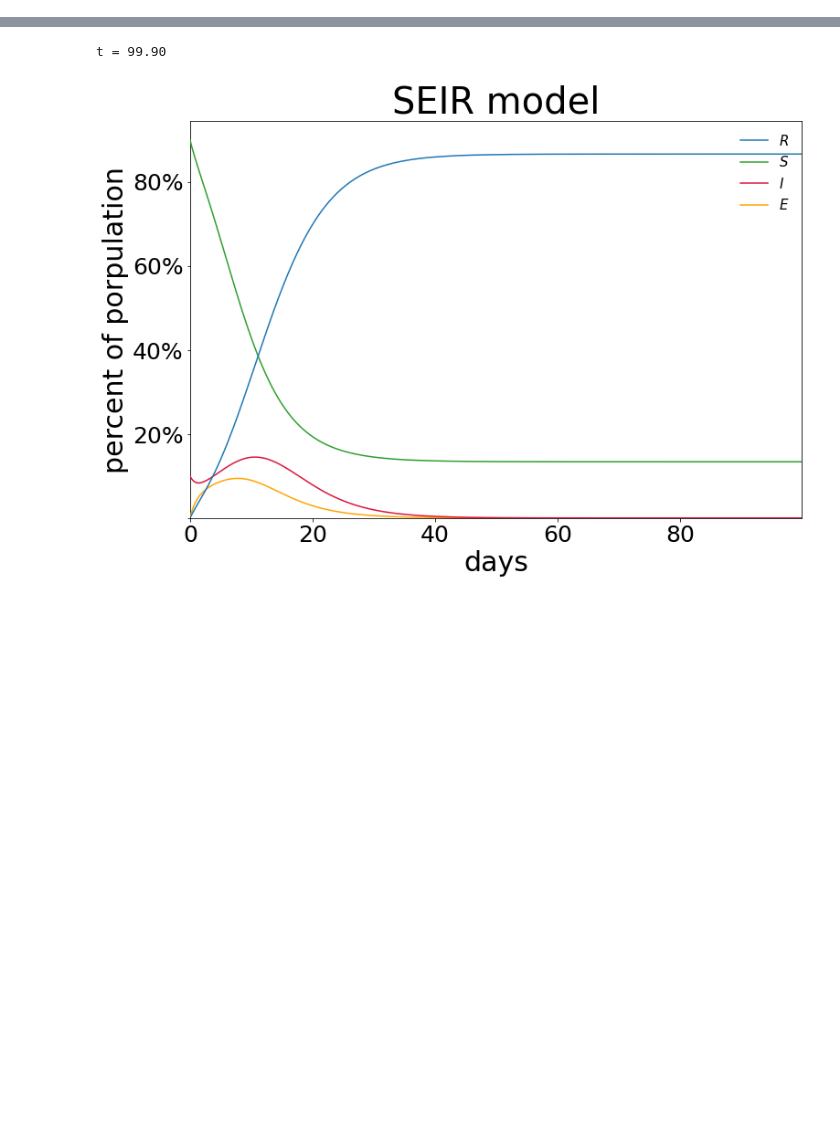
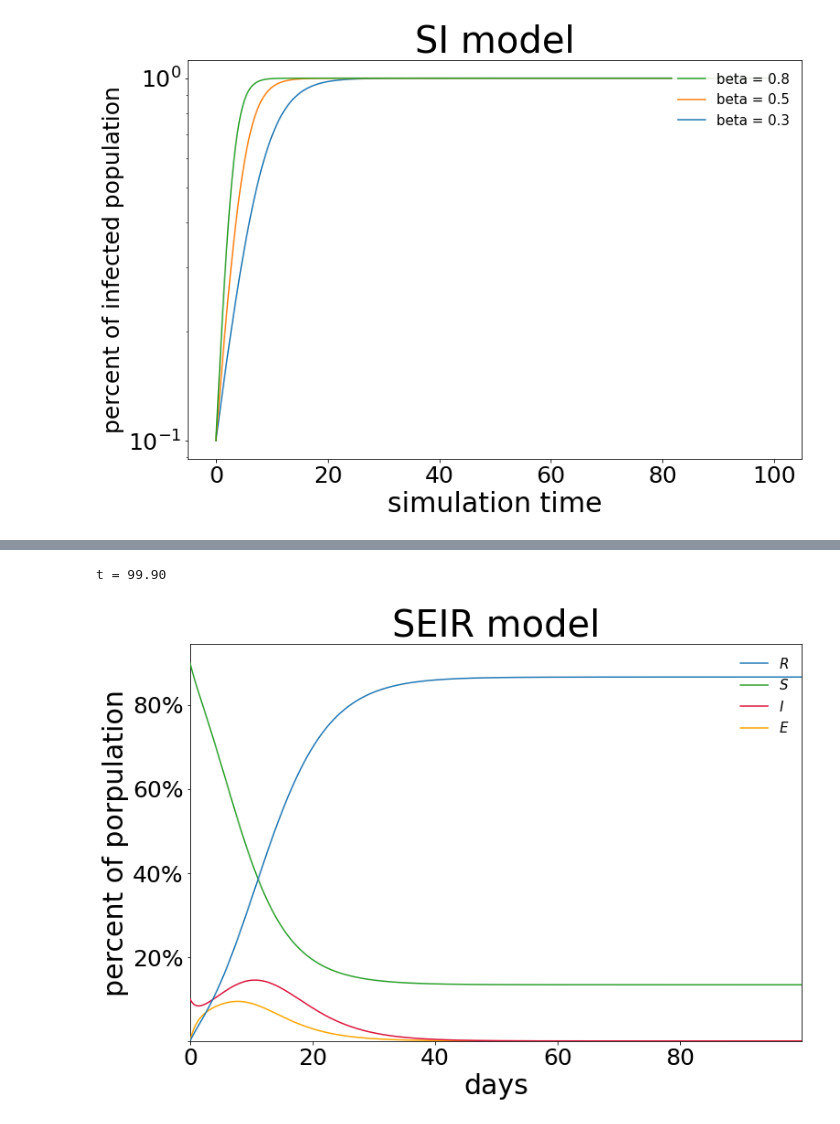
Before and after one commit to GyeongHwan-Jang/SEIRmodel, a Jupyter notebook: main.ipynb, the cells around one changed output, grey strips where cells are left out. Saved outputs shown, nothing was run; the diff lists cells and outputs as text; code cells hidden in the pictures; blank space fills up the shorter version.

```diff
--- a/main.ipynb
+++ b/main.ipynb
@@ -0,0 +54,32 @@
+# %%
+# simulate SImodel with various beta
+SI1 = Compartment_Model.SImodel(100, 0.3, initI=10)
+SI2 = Compartment_Model.SImodel(100, 0.5, initI=10)
+SI3 = Compartment_Model.SImodel(100, 0.8, initI=10)
+
+SI1.run(100)
+SI2.run(100)
+SI3.run(100)
+
+fig, ax = plt.subplots(figsize = (12,8))
+
+ax.plot(SI1.tseries, SI1.numI / SI1.N, label = "beta = 0.3")
+ax.plot(SI2.tseries, SI2.numI / SI2.N, label = "beta = 0.5")
+ax.plot(SI3.tseries, SI3.numI / SI3.N, label = "beta = 0.8")
+
+ax.set_xlabel('simulation time', fontsize = 30)
+ax.set_ylabel('percent of infected population', fontsize = 25)
+# ax.set_xlim(0, (max(SI1.tseries)))
+# ax.set_ylim(0, max(SI3.numI/SI3.N)+0.05)
+ax.set_xticklabels(['{:.0f}'.format(x) for x in ax.get_xticks()],fontsize = 25)
+ax.set_yticklabels(['{:,.0%}'.format(y) if y != 0 else "" for y in ax.get_yticks()],fontsize = 25)
+# ax.set_xscale("log")
+ax.set_yscale("log")
+
+legend_handles, legend_labels = ax.get_legend_handles_labels()
+ax.legend(legend_handles[::-1], legend_labels[::-1], loc='upper right', facecolor='white', edgecolor='none', framealpha=0.9, prop={'size': 15})
+ax.set_title("SI model", size=40)
+
+plt.show()
+# %% [output]
+[figure, added]
```
Also changed, not shown: parts of 19 cells of this notebook, 3 other files.
